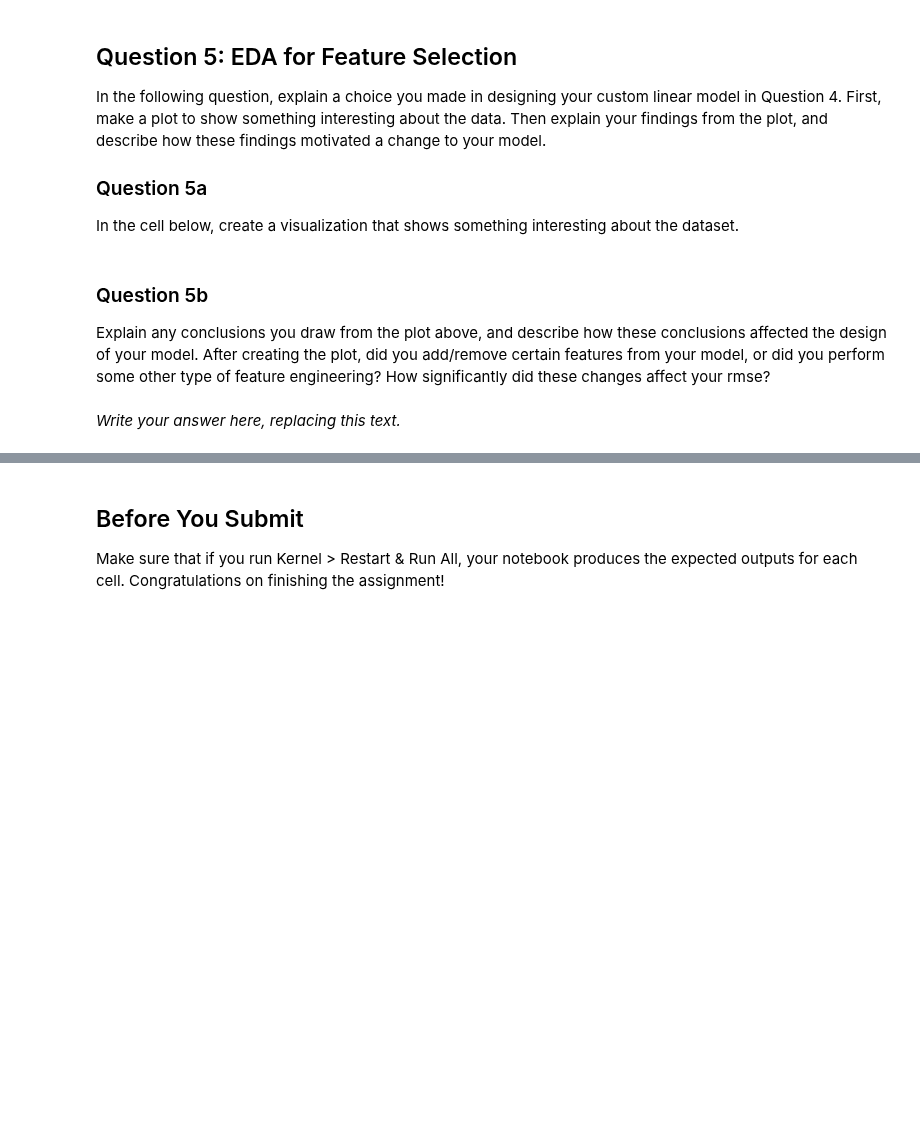
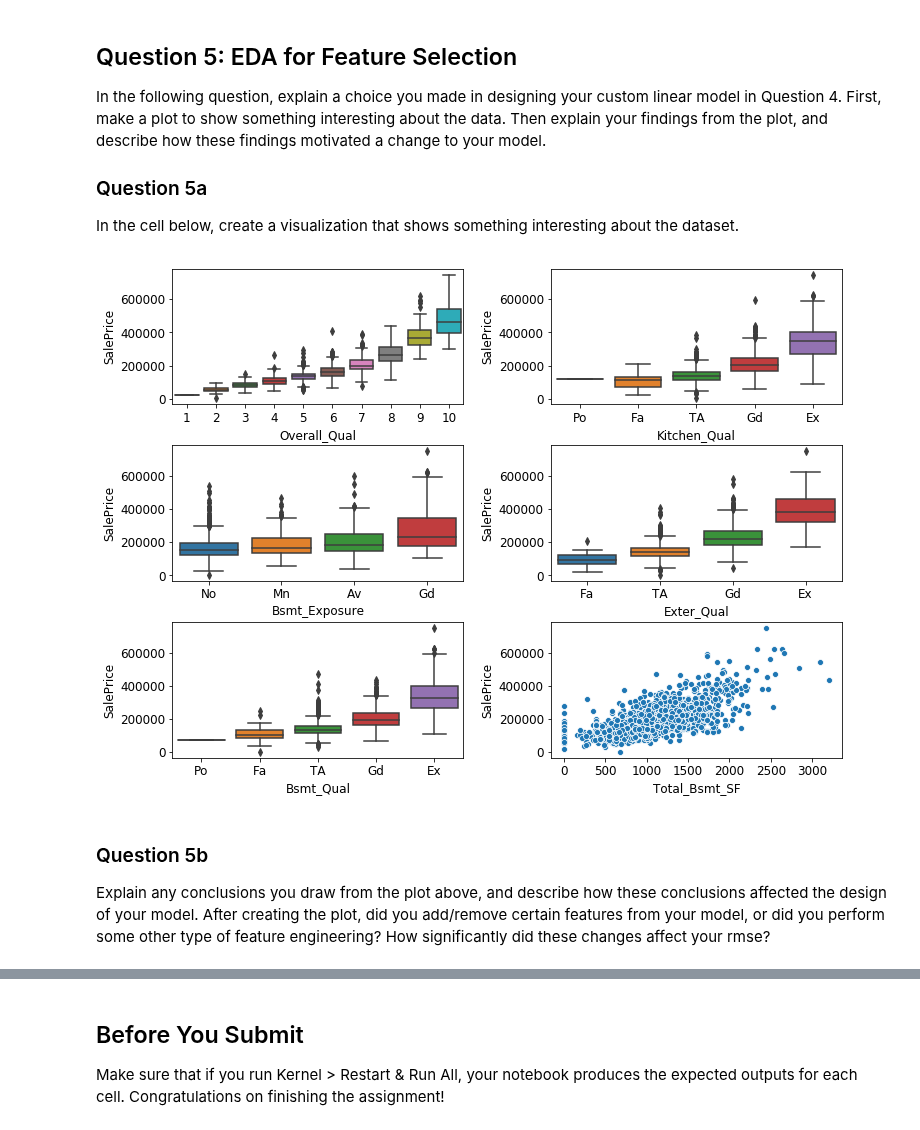
Before and after one commit to zhugeyicixin/DataSci200, a Jupyter notebook: hw/hw6/hw6.ipynb, the cells around one changed output, grey strips where cells are left out. Drawn from its saved outputs; the diff is of its cells as text; code cells hidden in the pictures; blank space fills up the shorter version.

```diff
--- a/hw/hw6/hw6.ipynb
+++ b/hw/hw6/hw6.ipynb
@@ -534,3 +739,67 @@ format: image
+# %%
+fig, axs = plt.subplots(nrows=3, ncols=2)
+# fig = plt.figure()
+# ax = fig.add_subplot(321)
+qual_dict = {'Po': 0,
+             'No': 0,
+            'Fa': 1,
+             'Mn': 1,
+             'TA': 2,
+             'Av': 2,
+             'Gd': 3,
+             'Ex': 4,
+            }
+x_name = 'Overall_Qual'
+sns.boxplot(
+    x=x_name,
+    y='SalePrice',
+    data=training_data,
+    ax=axs[0][0]
+)
+# ax = fig.add_subplot(322)
+x_name = 'Kitchen_Qual'
+sns.boxplot(
+    x=x_name,
+    y='SalePrice',
+    data=training_data.assign(f = training_data[x_name].apply(lambda x: qual_dict.get(x, -1)))\
+                    .sort_values('f').drop('f', axis=1),
+    ax=axs[0][1]
+)
+x_name = 'Bsmt_Exposure'
+sns.boxplot(
+    x=x_name,
+    y='SalePrice',
+    data=training_data.assign(f = training_data[x_name].apply(lambda x: qual_dict.get(x, -1)))\
+                    .sort_values('f').drop('f', axis=1),
+    ax=axs[1][0]
+)
+x_name = 'Exter_Qual'
+sns.boxplot(
+    x=x_name,
+    y='SalePrice',
+    data=training_data.assign(f = training_data[x_name].apply(lambda x: qual_dict.get(x, -1)))\
+                    .sort_values('f').drop('f', axis=1),
+    ax=axs[1][1]
+)
+x_name = 'Bsmt_Qual'
+sns.boxplot(
+    x=x_name,
+    y='SalePrice',
+    data=training_data.assign(f = training_data[x_name].apply(lambda x: qual_dict.get(x, -1)))\
+                    .sort_values('f').drop('f', axis=1),
+    ax=axs[2][0]
+)
+x_name = 'Total_Bsmt_SF'
+sns.scatterplot(
+    x=x_name,
+    y='SalePrice',
+    data=training_data,
+    ax=axs[2][1]
+)
+
+plt.subplots_adjust(hspace=0.3,wspace=0.3)
+# %% [output]
+[figure, added]
 # %% [markdown]
 ### Question 5b <a name="q5b"></a>
 
@@ -543,5 +812,3 @@ points: 2
 manual: True
 -->
 <!-- EXPORT TO PDF -->
-# %% [markdown]
-*Write your answer here, replacing this text.*
```
Also changed, not shown: parts of 29 cells of this notebook.
